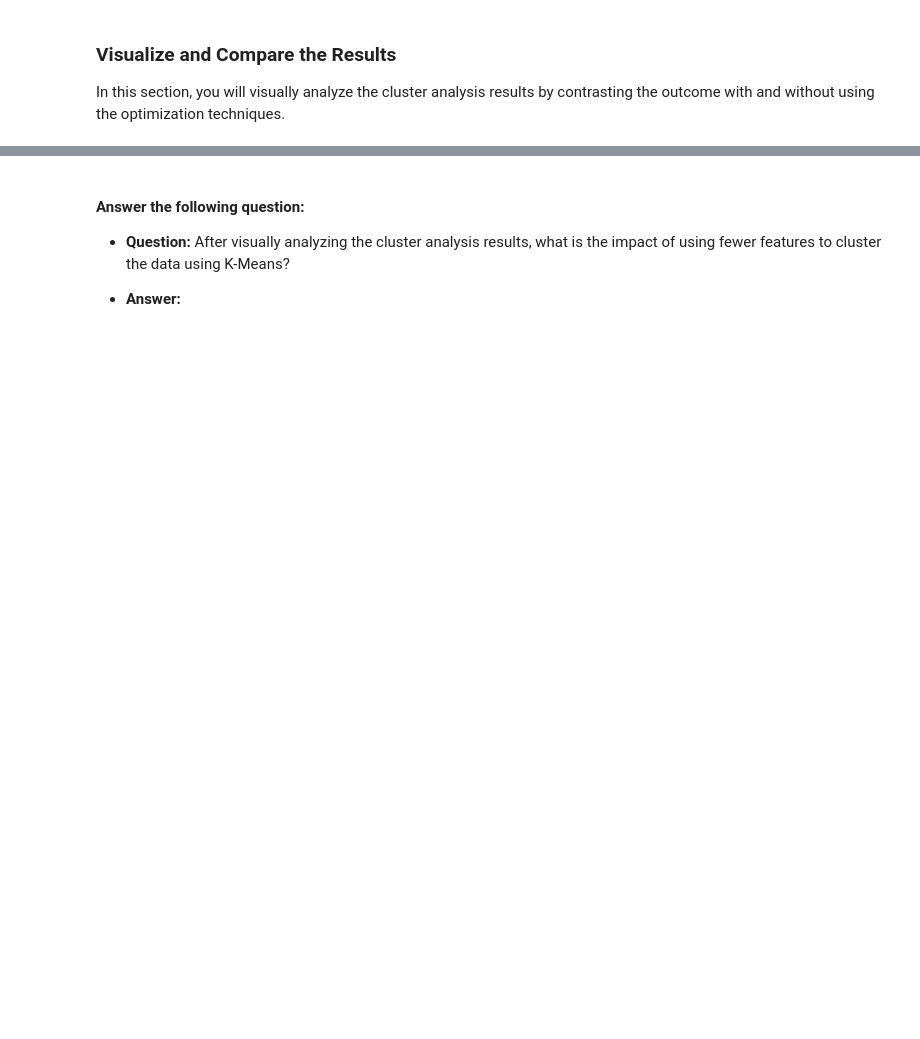
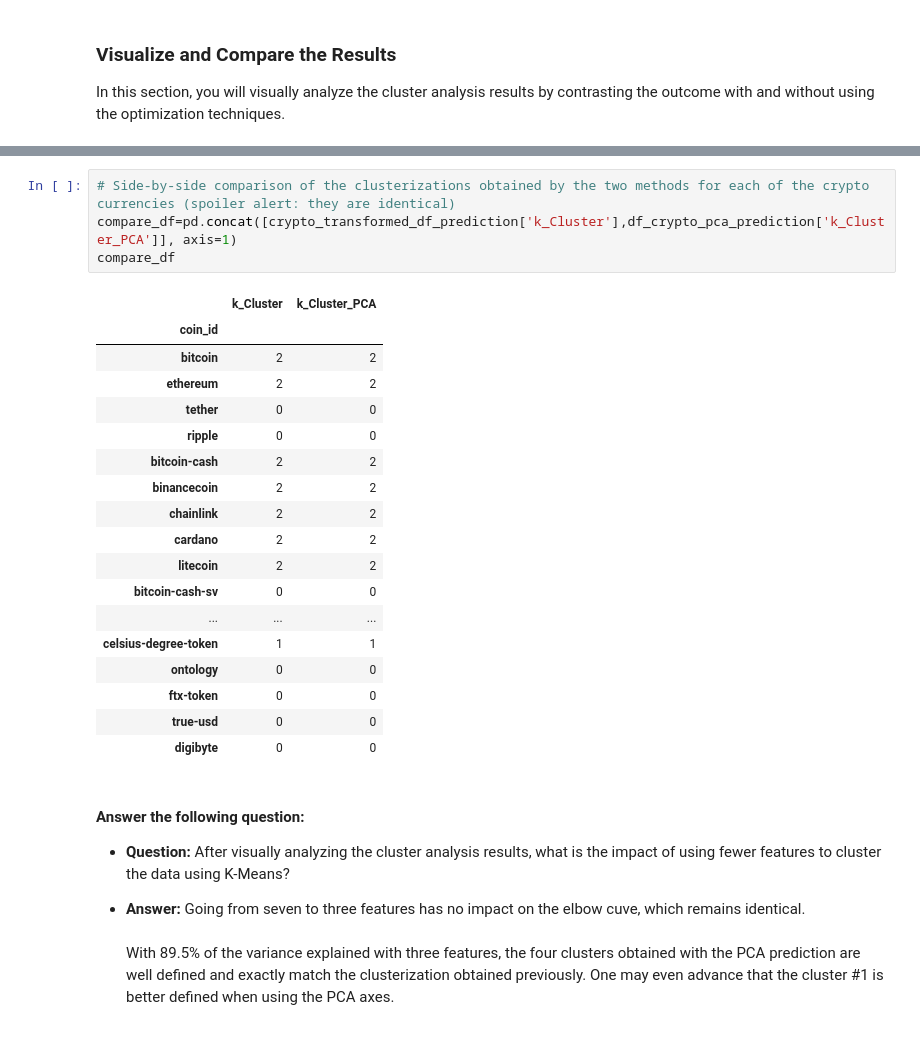
Before and after one commit to xoffvsg/CryptoClustering, a Jupyter notebook: Crypto_Clustering.ipynb, the cells around one changed output, grey strips where cells are left out. Saved outputs shown, nothing was run; the diff lists cells and outputs as text; blank space fills up the shorter version.

```diff
--- a/Crypto_Clustering.ipynb
+++ b/Crypto_Clustering.ipynb
@@ -371,6 +389,30 @@ In this section, you will visually analyze the cluster analysis results by contr
+# %%
+# Side-by-side comparison of the clusterizations obtained by the two methods for each of the crypto currencies (spoiler alert: they are identical)
+compare_df=pd.concat([crypto_transformed_df_prediction['k_Cluster'],df_crypto_pca_prediction['k_Cluster_PCA']], axis=1)
+compare_df
+# %% [output]
+|  | k_Cluster | k_Cluster_PCA |
+| coin_id |  |  |
+| bitcoin | 2 | 2 |
+| ethereum | 2 | 2 |
+| tether | 0 | 0 |
+| ripple | 0 | 0 |
+| bitcoin-cash | 2 | 2 |
+| binancecoin | 2 | 2 |
+| chainlink | 2 | 2 |
+| cardano | 2 | 2 |
+| litecoin | 2 | 2 |
+| bitcoin-cash-sv | 0 | 0 |
+| ... | ... | ... |
+| celsius-degree-token | 1 | 1 |
+| ontology | 0 | 0 |
+| ftx-token | 0 | 0 |
+| true-usd | 0 | 0 |
+| digibyte | 0 | 0 |
 # %% [markdown]
 #### Answer the following question:
 
   * **Question:** After visually analyzing the cluster analysis results, what is the impact of using fewer features to cluster the data using K-Means?
 
-  * **Answer:**
+  * **Answer:** Going from seven to three features has no impact on the elbow cuve, which remains identical.<br><br>
+  With 89.5% of the variance explained with three features, the four clusters obtained with the PCA prediction are well defined and exactly match the clusterization obtained previously. One may even advance that the cluster #1 is better defined when using the PCA axes.
```
Also changed, not shown: parts of 9 cells of this notebook.
